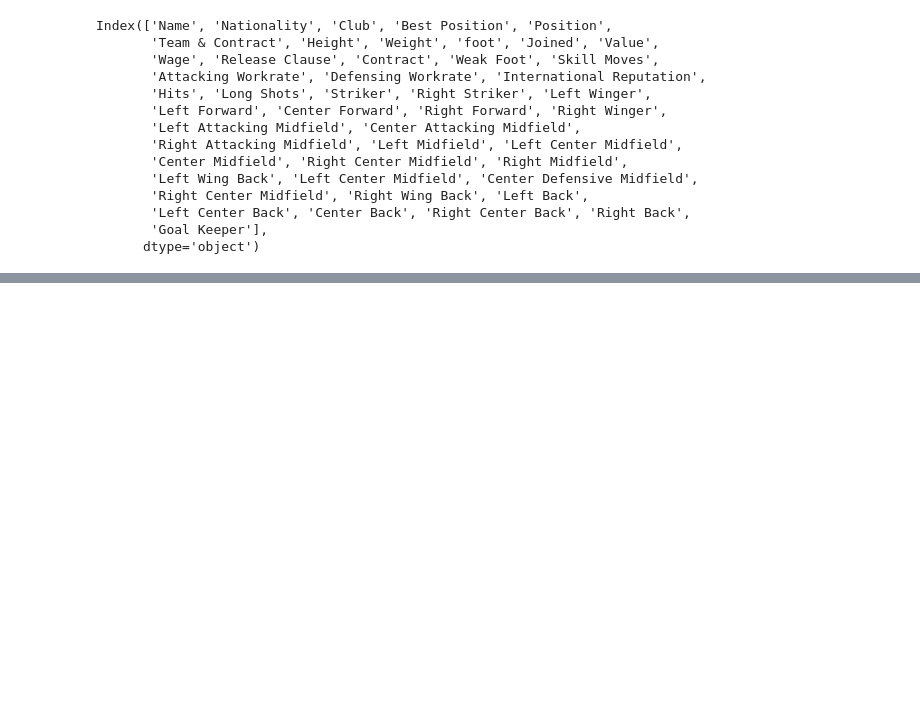
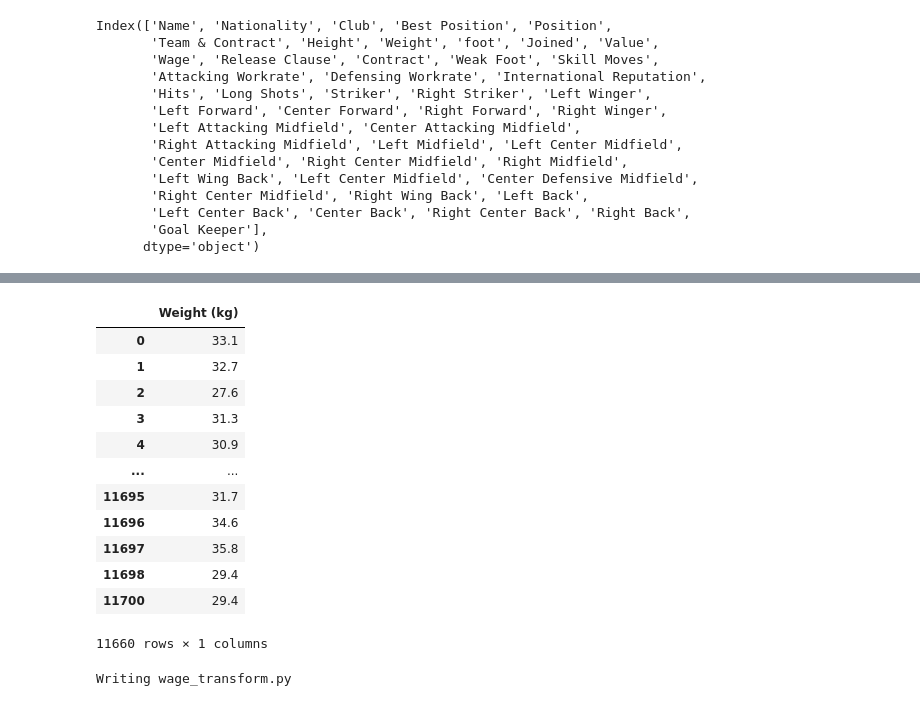
Before and after one commit to dru0096/FIFA_Project_1, a Jupyter notebook: FIFA 2021 - Challenge.ipynb, the cells around one changed output, grey strips where cells are left out. Saved outputs shown, nothing was run; the diff lists cells and outputs as text; code cells hidden in the pictures; blank space fills up the shorter version.

Commit message:
Added mmy weight transformation into KG and wage_transform function

```diff
--- a/FIFA 2021 - Challenge.ipynb
+++ b/FIFA 2021 - Challenge.ipynb
@@ -599,0 +599,16 @@ def sum_score(x):
+# %%
+def cleanlbs (x):
+    x=x.removesuffix('lbs')
+    return x
+
+df_new_categorical['Weight'] = df_new_categorical['Weight'].apply(cleanlbs)
+
+df_new_categorical['Weight'] = pd.to_numeric(df_new_categorical['Weight'], errors ='coerce')
+
+
+def lb2kg (x):
+    x = x* 0.453592
+    return x
+
+df_new_categorical['Weight'] = df_new_categorical['Weight'].apply(lb2kg)
+display(df_new_categorical['Weight'])
@@ -599,0 +628,41 @@ def sum_score(x):
+# %%
+df_new_categorical['Weight'] = pd.to_numeric(df_new_categorical['Weight'], errors ='coerce')
+# %%
+def lb2kg (x):
+    x = x* 0.453592
+    x = round(x,1)
+    return x
+
+df_new_categorical['Weight'] = df_new_categorical['Weight'].apply(lb2kg)
+# %%
+df_new_categorical= df_new_categorical.rename(columns={"Weight":"Weight (kg)",})
+
+df_new_categorical[['Weight (kg)']]
+# %% [output]
+|  | Weight (kg) |
+| 0 | 33.1 |
+| 1 | 32.7 |
+| 2 | 27.6 |
+| 3 | 31.3 |
+| 4 | 30.9 |
+| ... | ... |
+| 11695 | 31.7 |
+| 11696 | 34.6 |
+| 11697 | 35.8 |
+| 11698 | 29.4 |
+| 11700 | 29.4 |
+11660 rows × 1 columns
+# %%
+%%writefile wage_transform.py
+
+def wage_transform(x):
+    x = str(x)
+    if "K" in x:
+        x = x.replace("K", "").replace("€", "")
+        y = int(x) * 1000
+    else:
+        x = x.replace("€", "")
+        y = int(x)
+    return y
+# %% [output]
+Writing wage_transform.py
```
Also changed, not shown: parts of 15 cells of this notebook, 1 other file.
